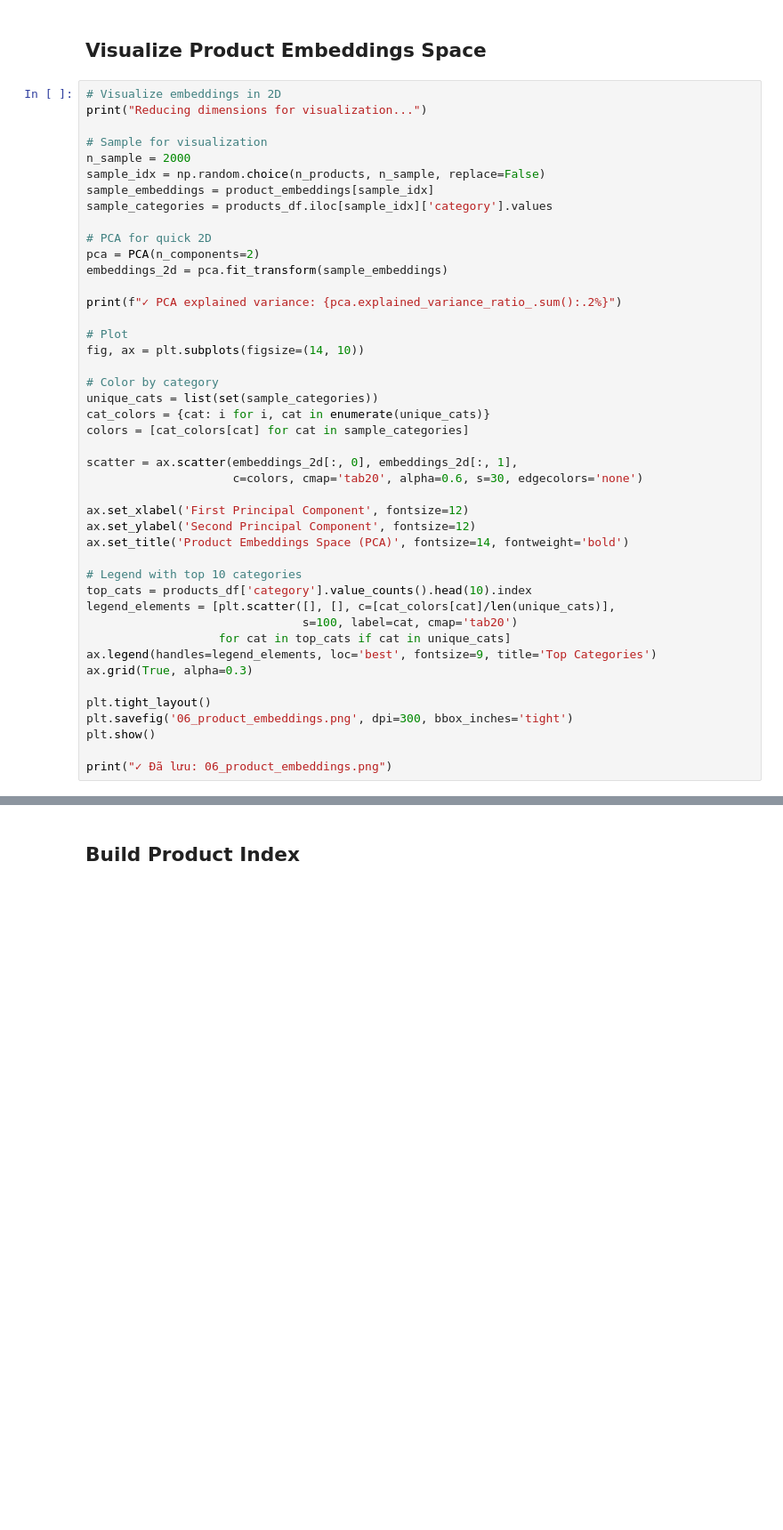
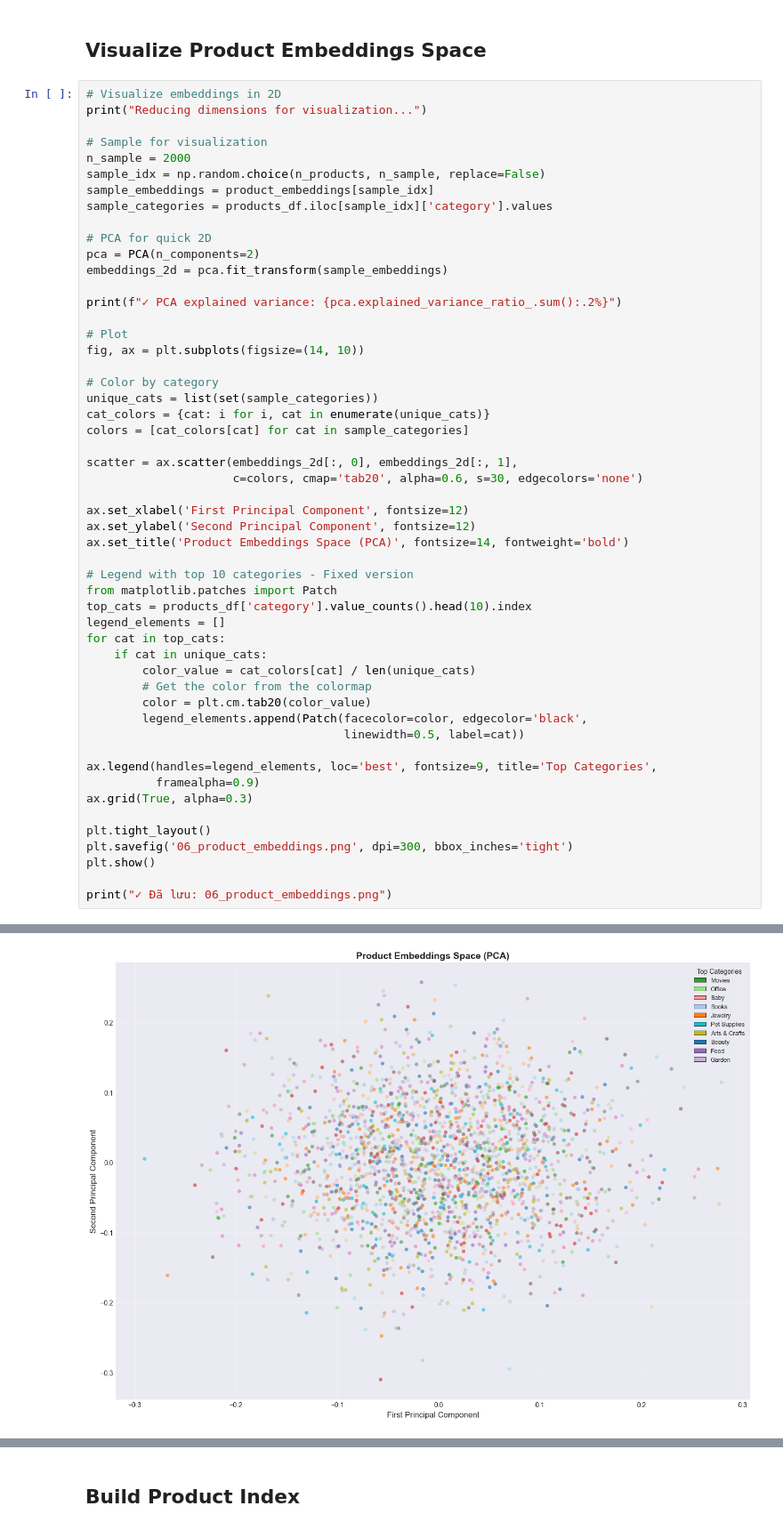
Before and after one commit to dtnntd/faiss, a Jupyter notebook: examples/06_real_world_visualization.ipynb, the cells around one changed output, grey strips where cells are left out. Shown at 89% size. Cells and saved outputs as stored; diff of their text form; blank space fills up the shorter version.

```diff
--- a/examples/06_real_world_visualization.ipynb
+++ b/examples/06_real_world_visualization.ipynb
@@ -114,12 +137,20 @@ ax.set_xlabel('First Principal Component', fontsize=12)
 ax.set_ylabel('Second Principal Component', fontsize=12)
 ax.set_title('Product Embeddings Space (PCA)', fontsize=14, fontweight='bold')
 
-# Legend with top 10 categories
+# Legend with top 10 categories - Fixed version
+from matplotlib.patches import Patch
 top_cats = products_df['category'].value_counts().head(10).index
-legend_elements = [plt.scatter([], [], c=[cat_colors[cat]/len(unique_cats)],
-                               s=100, label=cat, cmap='tab20')
-                   for cat in top_cats if cat in unique_cats]
-ax.legend(handles=legend_elements, loc='best', fontsize=9, title='Top Categories')
+legend_elements = []
+for cat in top_cats:
+    if cat in unique_cats:
+        color_value = cat_colors[cat] / len(unique_cats)
+        # Get the color from the colormap
+        color = plt.cm.tab20(color_value)
+        legend_elements.append(Patch(facecolor=color, edgecolor='black',
+                                     linewidth=0.5, label=cat))
+
+ax.legend(handles=legend_elements, loc='best', fontsize=9, title='Top Categories',
+          framealpha=0.9)
 ax.grid(True, alpha=0.3)
 
 plt.tight_layout()
@@ -127,3 +158,4 @@ plt.savefig('06_product_embeddings.png', dpi=300, bbox_inches='tight')
 plt.show()
 
 print("✓ Đã lưu: 06_product_embeddings.png")
+# %% [output]
@@ -129,0 +164 @@ print("✓ Đã lưu: 06_product_embeddings.png")
+[figure, added]
```
Also changed, not shown: parts of 11 cells of this notebook, 12 other files.
